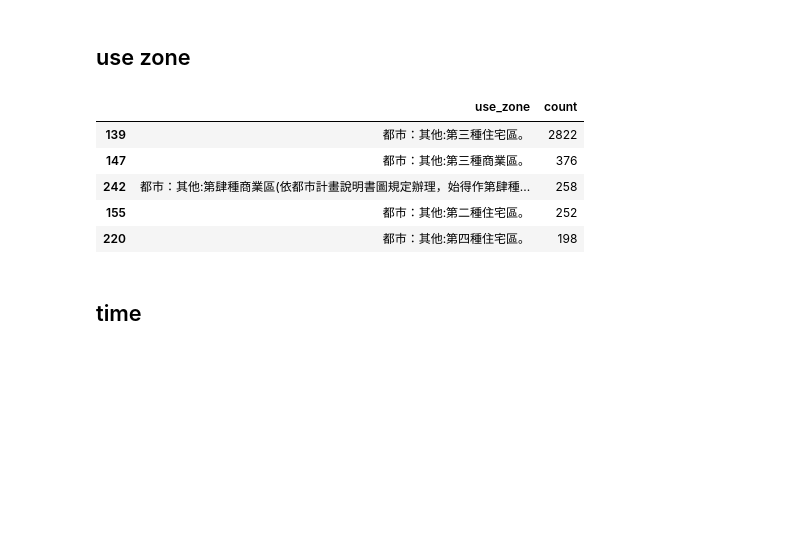
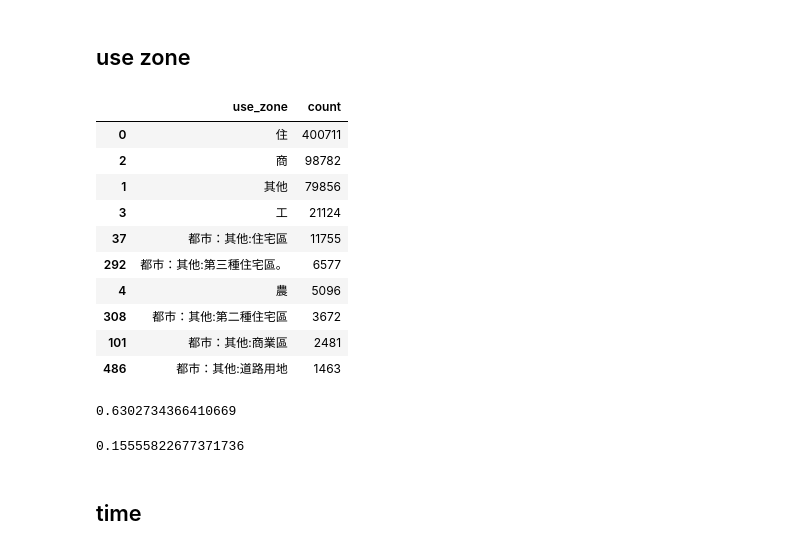
Before and after one commit to CYCCCCC/House_pricing, a Jupyter notebook: house_pricing_eda.ipynb, the cells around one changed output. Saved outputs shown, nothing was run; the diff lists cells and outputs as text; code cells hidden in the pictures; blank space fills up the shorter version.

```diff
--- a/house_pricing_eda.ipynb
+++ b/house_pricing_eda.ipynb
@@ -11,0 +42,17 @@ import re
+# %%
+root_path = '/Users/cyc/Documents/python_files/projects/house_pricing/data/'
+file_name = '_lvr_land_A.csv'
+region_list = ['A', 'F']    # A:Taipei city,  F:New Taipei city
+
+df = pd.DataFrame()
+
+for i in range(3, 37):
+    path = root_path+str(i)+'/'
+
+    for j in region_list:
+        file = str(j)+file_name
+        df_tmp = pd.read_csv(path+file)
+        df_tmp = df_tmp.iloc[1:, :28]
+        df_tmp.columns = col_names
+
+        df = df.append(df_tmp)
@@ -52,12 +88,3 @@ col_names = col['col_name'].tolist()
-# %%
-df = pd.read_csv('data/2021Q1/A_lvr_land_A.csv')
-
-# There're two rows about header
-df = df.iloc[1:, :]
-df.columns = col_names
-
-# Need to reset index because exclude one row
-df = df.reset_index(drop=True)
 # %%
 df.dtypes
 # %% [output]
@@ -87,12 +114,17 @@ df = df.merge(district, how='left', on='district')
 # %% [markdown]
 ## use zone
 # %%
-df.groupby('use_zone').size().rename('count').reset_index().sort_values(by='count', ascending=False).head()
+df.groupby('use_zone').size().rename('count').reset_index().sort_values(by='count', ascending=False).head(10)
 # %% [output]
 |  | use_zone | count |
-| 139 | 都市：其他:第三種住宅區。 | 2822 |
-| 147 | 都市：其他:第三種商業區。 | 376 |
-| 242 | 都市：其他:第肆種商業區(依都市計畫說明書圖規定辦理，始得作第肆種... | 258 |
-| 155 | 都市：其他:第二種住宅區。 | 252 |
-| 220 | 都市：其他:第四種住宅區。 | 198 |
+| 0 | 住 | 400711 |
+| 2 | 商 | 98782 |
+| 1 | 其他 | 79856 |
+| 3 | 工 | 21124 |
+| 37 | 都市：其他:住宅區 | 11755 |
+| 292 | 都市：其他:第三種住宅區。 | 6577 |
+| 4 | 農 | 5096 |
+| 308 | 都市：其他:第二種住宅區 | 3672 |
+| 101 | 都市：其他:商業區 | 2481 |
+| 486 | 都市：其他:道路用地 | 1463 |
 # %%
@@ -100,0 +132,4 @@ df['business_zone'] = np.where(df['use_zone'].str.find('商業區')>=0, 1, 0)
+# %%
+df['residential_zone'].mean()
+# %% [output]
+0.6302734366410669
@@ -101,3 +138,7 @@ df['business_zone'] = np.where(df['use_zone'].str.find('商業區')>=0, 1, 0)
+# %%
+df['business_zone'].mean()
+# %% [output]
+0.15555822677371736
 # %% [markdown]
 ## time
 # %%
```
Also changed, not shown: parts of 22 cells of this notebook, 3 other files.
